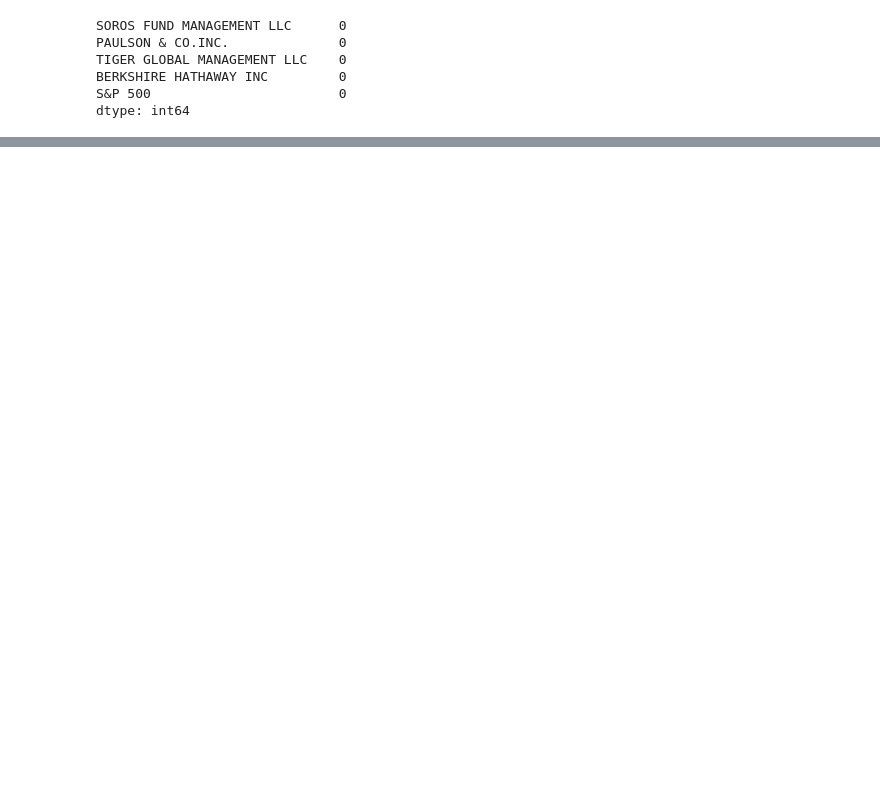
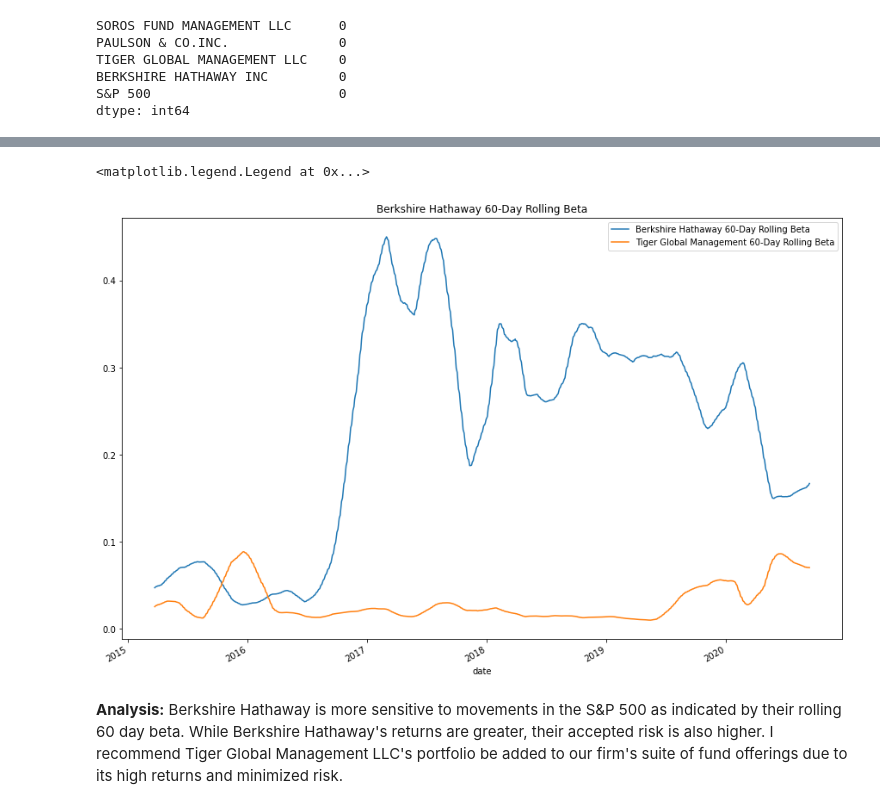
Before and after one commit to rrmangum/Fund_Risk_Management_Analysis, a Jupyter notebook: risk_return_analysis.ipynb, the cells around one changed output, grey strips where cells are left out. Saved outputs shown, nothing was run; the diff lists cells and outputs as text; code cells hidden in the pictures; blank space fills up the shorter version.

```diff
--- a/risk_return_analysis.ipynb
+++ b/risk_return_analysis.ipynb
@@ -422,0 +301,10 @@ Your analysis is nearing completion. Now, you need to evaluate how the portfolio
+# %%
+# Overlayed both rolling betas for better comparison
+ax = brk_hath_avg_60_beta.plot(figsize = (15, 10), title = "Berkshire Hathaway 60-Day Rolling Beta")
+tiger_global_avg_60_beta.plot(ax=ax)
+ax.legend(["Berkshire Hathaway 60-Day Rolling Beta", "Tiger Global Management 60-Day Rolling Beta"])
+# %% [output]
+<matplotlib.legend.Legend at 0x...>
+[figure, added]
+# %% [markdown]
+**Analysis:** Berkshire Hathaway is more sensitive to movements in the S&P 500 as indicated by their rolling 60 day beta. While Berkshire Hathaway's returns are greater, their accepted risk is also higher. I recommend Tiger Global Management LLC's portfolio be added to our firm's suite of fund offerings due to its high returns and minimized risk.
```
Also changed, not shown: parts of 109 cells of this notebook.
